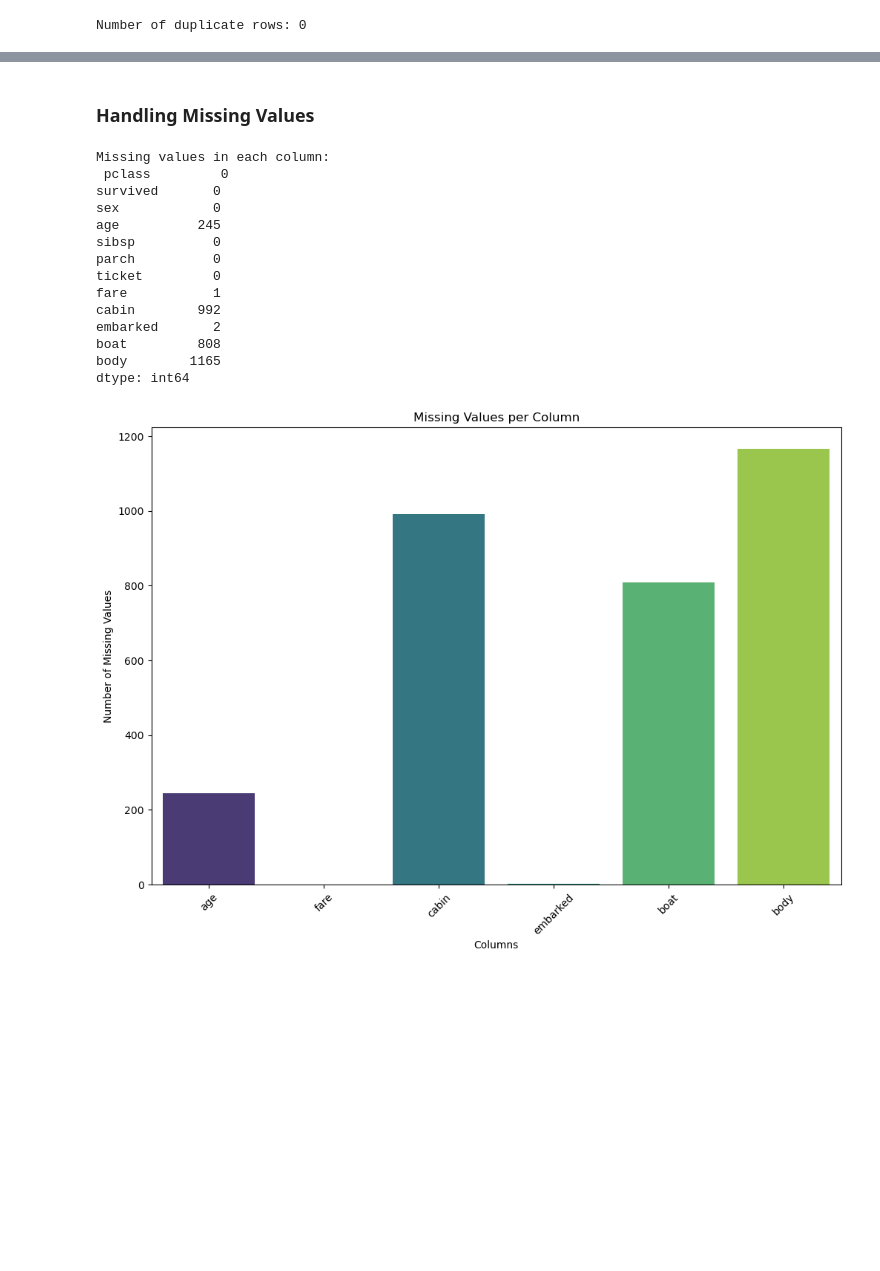
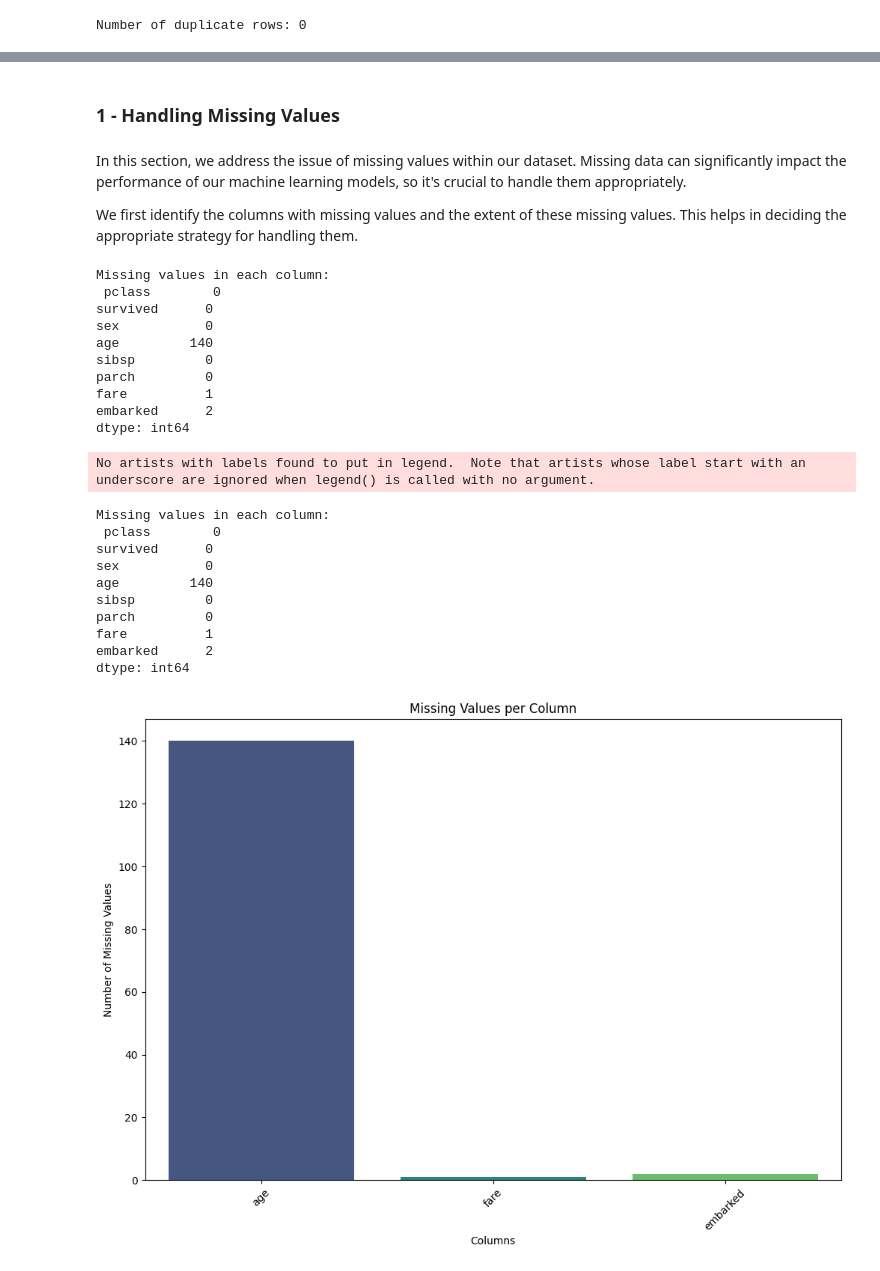
Before and after one commit to GoncaloMatias1/AI-Project_2, a Jupyter notebook: Project-2/src/titanic_analysis.ipynb, the cells around one changed output, grey strips where cells are left out. Saved outputs shown, nothing was run; the diff lists cells and outputs as text; code cells hidden in the pictures; blank space fills up the shorter version.

```diff
--- a/Project-2/src/titanic_analysis.ipynb
+++ b/Project-2/src/titanic_analysis.ipynb
@@ -284,0 +247,27 @@ plt.show()
+# %%
+import pandas as pd
+
+# Load the Titanic dataset
+file_path = '../data/Titanic Dataset.csv'  # Ensure the file path is correct
+df = pd.read_csv(file_path)
+
+# Print initial columns
+print("Initial DataFrame columns:")
+print(df.columns)
+
+# Drop unnecessary columns
+columns_to_drop = ['name', 'ticket', 'home.dest', 'body', 'cabin', 'boat']
+df = df.drop(columns=columns_to_drop)
+print("\nColumns after dropping 'name', 'ticket', 'home.dest', 'body', 'cabin', and 'boat':")
+print(df.columns)
+
+# Check for duplicates after dropping columns
+duplicate_rows = df.duplicated().sum()
+print(f"Number of duplicate rows after dropping columns: {duplicate_rows}")
+
+# Remove duplicate rows
+df = df.drop_duplicates()
+
+# Verify that duplicates are removed
+final_duplicate_rows = df.duplicated().sum()
+print(f"Number of duplicate rows after removal: {final_duplicate_rows}")
@@ -285,36 +286,51 @@ plt.show()
 # %% [markdown]
-### Handling Missing Values
+### 1 - Handling Missing Values
+# %% [markdown]
+In this section, we address the issue of missing values within our dataset. Missing data can significantly impact the performance of our machine learning models, so it's crucial to handle them appropriately.
+
+We first identify the columns with missing values and the extent of these missing values. This helps in deciding the appropriate strategy for handling them.
 # %%
 missing_values = df.isnull().sum()
 print("Missing values in each column:\n", missing_values)
 # %% [output]
 Missing values in each column:
- pclass         0
-survived       0
-sex            0
-age          245
-sibsp          0
-parch          0
-ticket         0
-fare           1
-cabin        992
-embarked       2
-boat         808
-body        1165
+ pclass        0
+survived      0
+sex           0
+age         140
+sibsp         0
+parch         0
+fare          1
+embarked      2
 dtype: int64
 # %%
-# Calculate the number of missing values per column
+import seaborn as sns
+import matplotlib.pyplot as plt
+
 missing_values = df.isnull().sum()
-missing_values = missing_values[missing_values > 0]  # Filter out columns with no missing values
+print("Missing values in each column:\n", missing_values)
 
-# Plot the missing values
+missing_values = df.isnull().sum()
+missing_values = missing_values[missing_values > 0]
+
 plt.figure(figsize=(12, 8))
 sns.barplot(x=missing_values.index, y=missing_values.values, palette='viridis', hue=missing_values.index, dodge=False)
 plt.title('Missing Values per Column')
 plt.ylabel('Number of Missing Values')
 plt.xlabel('Columns')
 plt.xticks(rotation=45)
-plt.legend().set_visible(False)  # Explicitly disable the legend
+plt.legend().set_visible(False)
 plt.show()
 # %% [output]
+No artists with labels found to put in legend.  Note that artists whose label start with an underscore are ignored when legend() is called with no argument.
+Missing values in each column:
+ pclass        0
+survived      0
+sex           0
+age         140
+sibsp         0
+parch         0
+fare          1
+embarked      2
+dtype: int64
-[figure, old version]
+[figure, new version]
```
Also changed, not shown: parts of 54 cells of this notebook.
